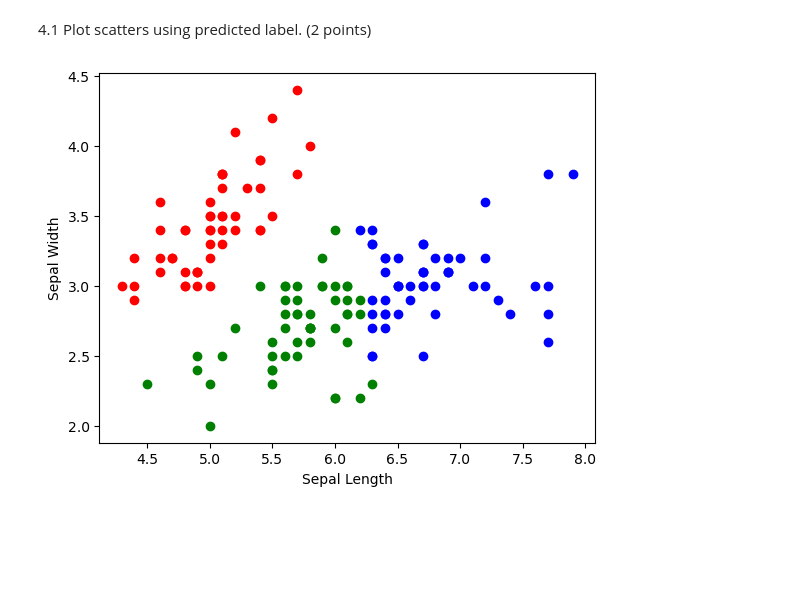
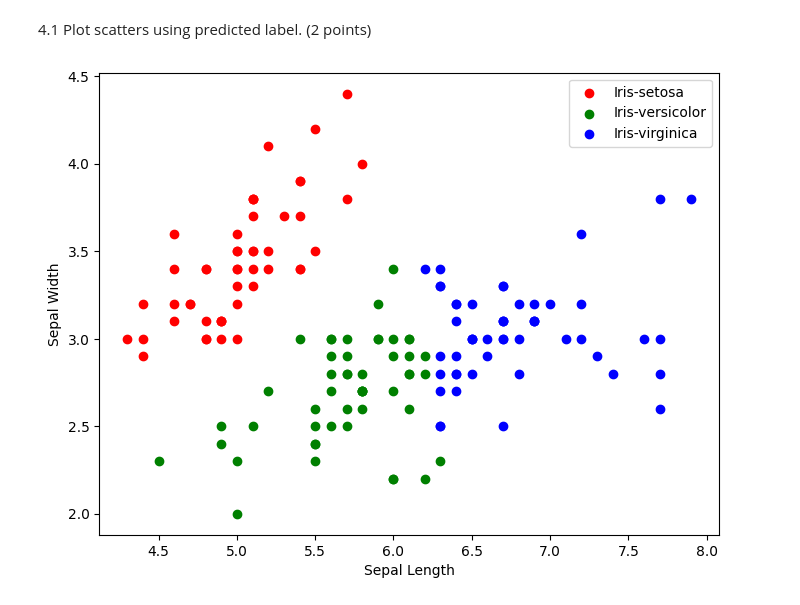
Before and after one commit to kevincai14/CUHKSZ-DDA3020, a Jupyter notebook: Assignment 01/code/HW1_Yuquan Cai_Q1.ipynb.ipynb, the cells around one changed output. Drawn from its saved outputs; the diff is of its cells as text; code cells hidden in the pictures; blank space fills up the shorter version.

```diff
--- a/Assignment 01/code/HW1_Yuquan Cai_Q1.ipynb.ipynb
+++ b/Assignment 01/code/HW1_Yuquan Cai_Q1.ipynb.ipynb
@@ -275,5 +279,18 @@ w = gradient_descent(X, y, lr, epoch)
 # %%
 ########################
 # Write your code here #
+species = data["Species"]
+colors = ['r', 'g', 'b']
+labels = ['Iris-setosa', 'Iris-versicolor', 'Iris-virginica']
+
+plt.figure(figsize=(8, 6))
+
+for label in range(3):
+    plt.scatter(data.loc[species == label, "SepalLengthCm"], data.loc[species == label, "SepalWidthCm"], color=colors[label], label=labels[label])
+
+plt.xlabel("Sepal Length")
+plt.ylabel("Sepal Width")
+plt.legend()
+plt.show()
 ########################
 # %% [output]
@@ -283,6 +300,21 @@ w = gradient_descent(X, y, lr, epoch)
 # %%
 ########################
 # Write your code here #
+colors = ['r', 'g', 'b']
+labels = ['Iris-setosa', 'Iris-versicolor', 'Iris-virginica']
+
+y_pred = softmax(X @ w)
+species_pred = np.argmax(y_pred, axis=1)
+
+plt.figure(figsize=(8, 6))
+
+for label in range(3):
+    plt.scatter(data.loc[species_pred == label, "SepalLengthCm"], data.loc[species_pred == label, "SepalWidthCm"], color=colors[label], label=labels[label])
+
+plt.xlabel("Sepal Length")
+plt.ylabel("Sepal Width")
+plt.legend()
+plt.show()
 ########################
 # %% [output]
-[figure, old version]
+[figure, new version]
```
Also changed, not shown: parts of 3 cells of this notebook.
